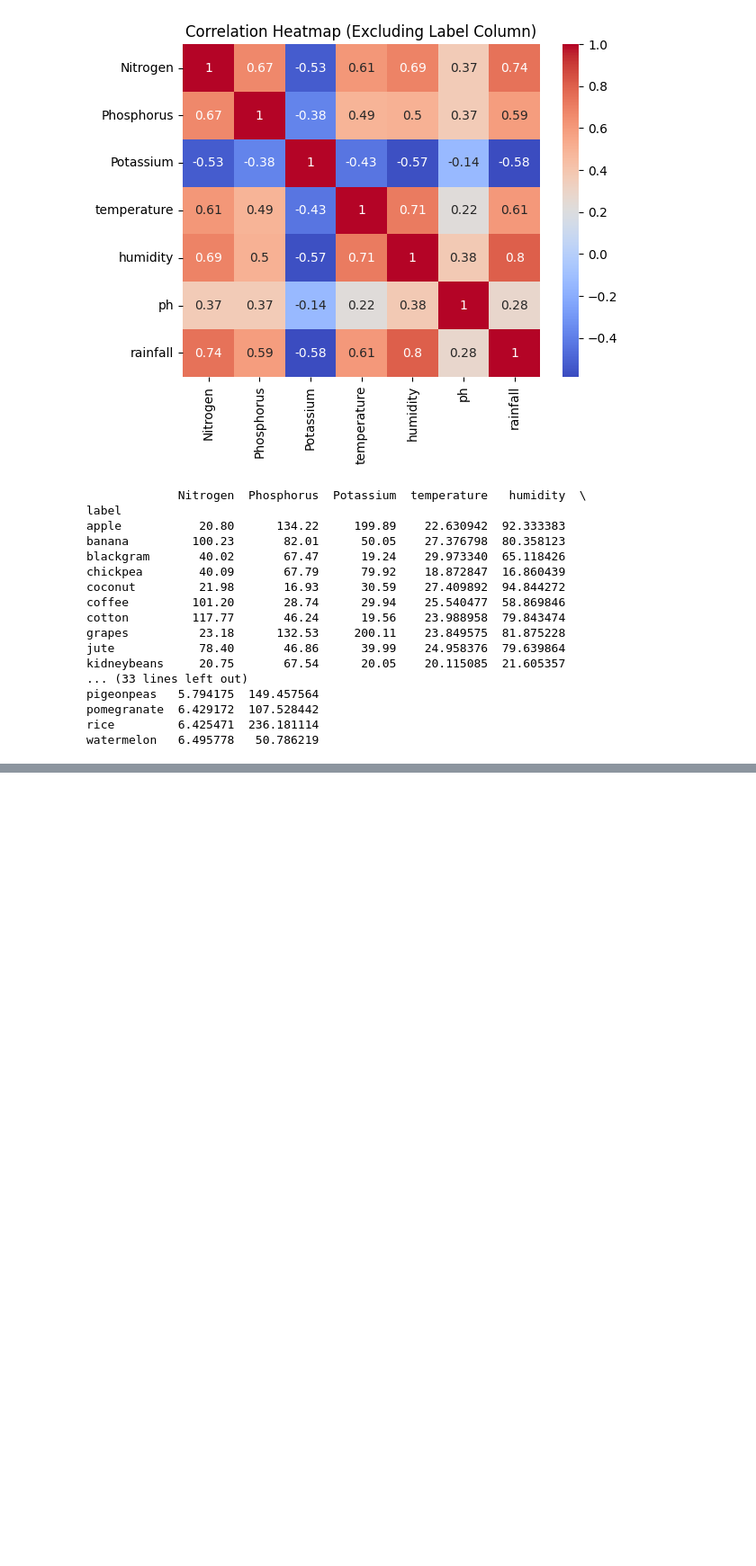
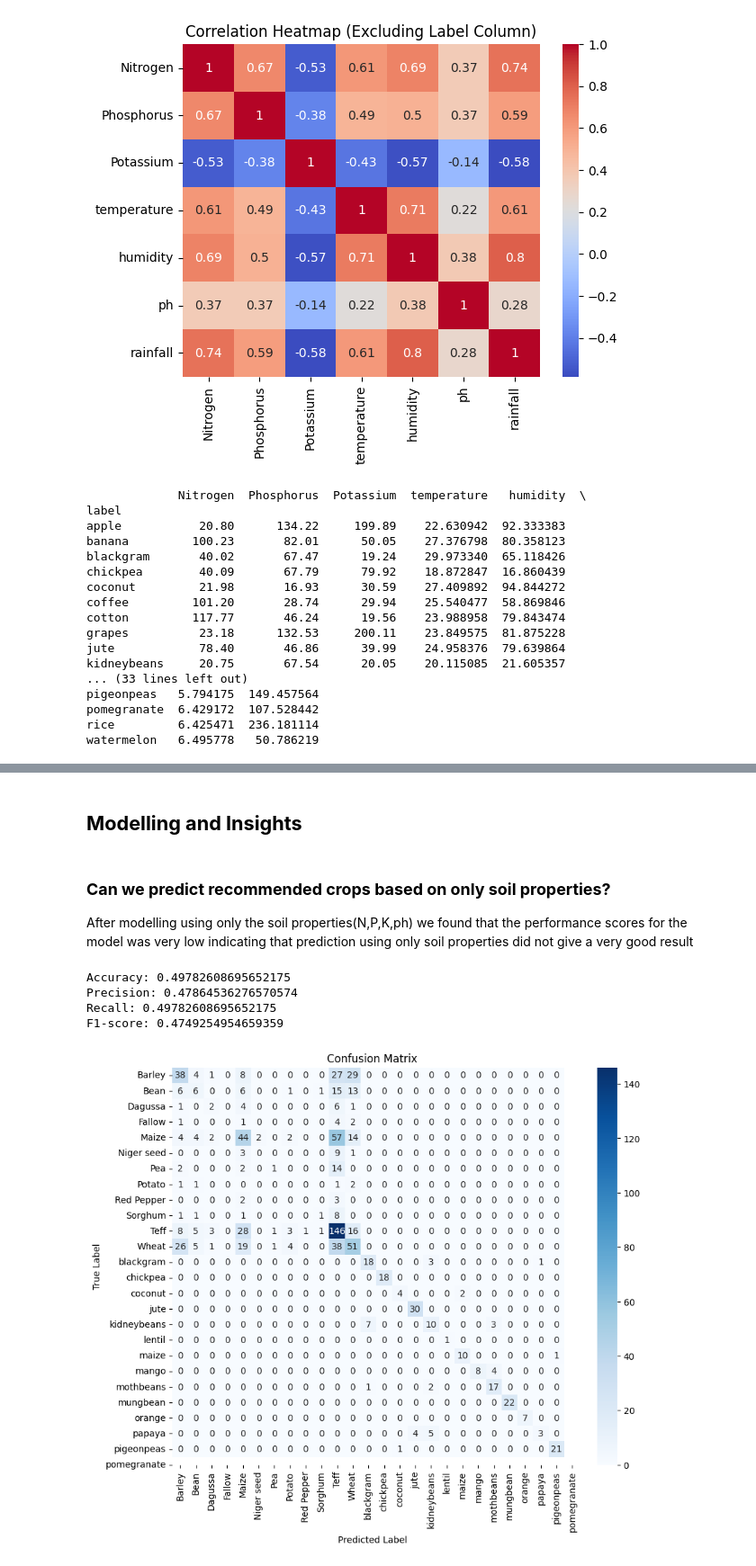
Before and after one commit to Shahmeer-Ahmed/Crop_Recommendation_System_DS_FA24, a Jupyter notebook: MLProject (2).ipynb, the cells around one changed output, grey strips where cells are left out. Shown at 90% size. Cells and saved outputs as stored; diff of their text form; code cells hidden in the pictures; blank space fills up the shorter version.

Commit message:
Added Modelling and insights

```diff
--- a/MLProject (2).ipynb
+++ b/MLProject (2).ipynb
@@ -443,0 +348,54 @@ rainfall_threshold = 56  # You can adjust this value based on your data
+# %% [markdown]
+## **Modelling and Insights**
+# %% [markdown]
+### **Can we predict recommended crops based on only soil properties?**
+
+After modelling using only the soil properties(N,P,K,ph) we found that the performance scores for the model was very low indicating that prediction using only soil properties did not give a very good result
+# %%
+from sklearn.model_selection import train_test_split
+from sklearn.ensemble import RandomForestClassifier
+
+# Features and target
+X = df[['Nitrogen', 'Phosphorus', 'Potassium', 'ph']]
+y = df['label']
+
+# Split data into training and testing sets
+X_train, X_test, y_train, y_test = train_test_split(X, y, test_size=0.2, random_state=42)
+
+# Train a Random Forest model
+model = RandomForestClassifier()
+model.fit(X_train, y_train)
+
+# Make predictions on the test data
+y_pred = model.predict(X_test)
+
+# Calculate accuracy
+accuracy = accuracy_score(y_test, y_pred)
+print(f"Accuracy: {accuracy}")
+
+# Calculate precision, recall, and F1-score
+precision = precision_score(y_test, y_pred, average='weighted')  # Use 'weighted' for multi-class
+recall = recall_score(y_test, y_pred, average='weighted')
+f1 = f1_score(y_test, y_pred, average='weighted')
+
+print(f"Precision: {precision}")
+print(f"Recall: {recall}")
+print(f"F1-score: {f1}")
+
+cm = confusion_matrix(y_test, y_pred)
+
+# Plot confusion matrix as a heatmap
+cm = confusion_matrix(y_test, y_pred)
+plt.figure(figsize=(10, 8))
+sns.heatmap(cm, annot=True, fmt="d", cmap="Blues",
+            xticklabels=model.classes_, yticklabels=model.classes_)
+plt.title("Confusion Matrix")
+plt.xlabel("Predicted Label")
+plt.ylabel("True Label")
+plt.show()
+# %% [output]
+Accuracy: 0.49782608695652175
+Precision: 0.47864536276570574
+Recall: 0.49782608695652175
+F1-score: 0.4749254954659359
+[figure, added]
```
Also changed, not shown: parts of 28 cells of this notebook.
